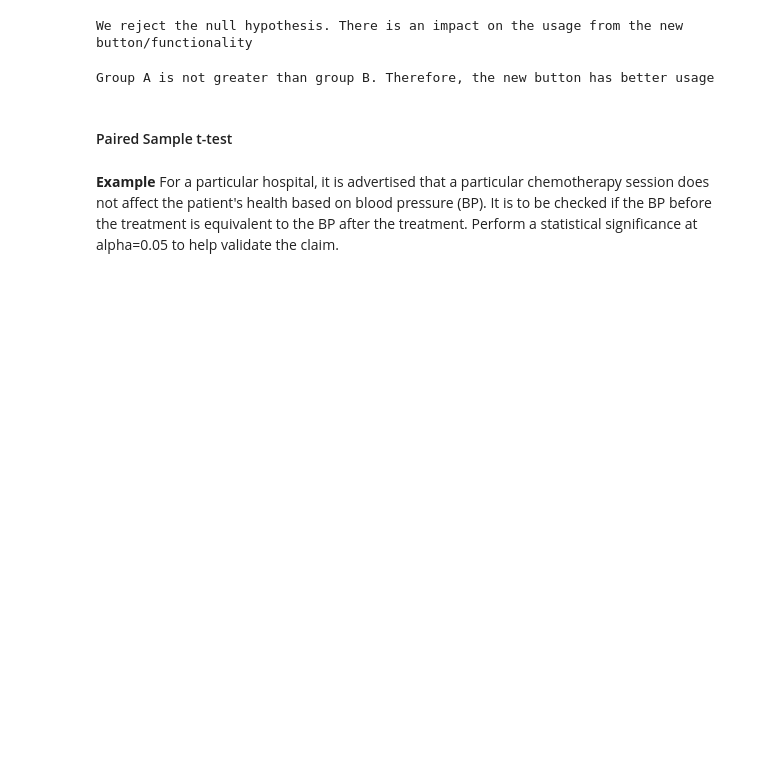
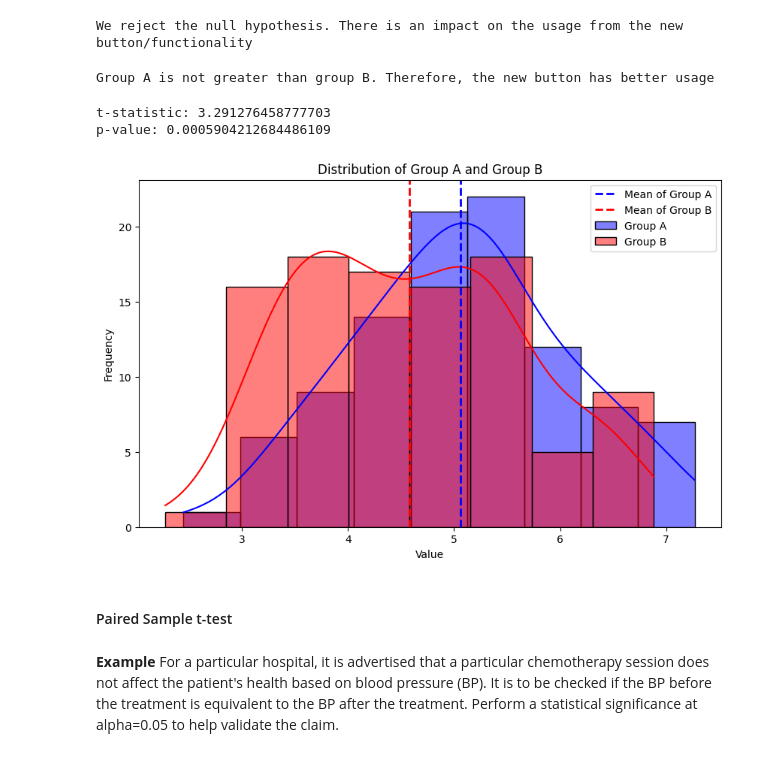
Before and after one commit to BasselD/ai-ml-training, a Jupyter notebook: 01_foundation/statistics/advanced_statistics_hypothesis_testing.ipynb, the cells around one changed output. Drawn from its saved outputs; the diff is of its cells as text; code cells hidden in the pictures; blank space fills up the shorter version.

```diff
--- a/01_foundation/statistics/advanced_statistics_hypothesis_testing.ipynb
+++ b/01_foundation/statistics/advanced_statistics_hypothesis_testing.ipynb
@@ -150,6 +150,44 @@ def HypoTesting(p_val, alpha):
         print('We accept (do not reject) the null hypothesis.')
     else:
         print('We reject the null hypothesis.')
+# %%
+import numpy as np
+from scipy.stats import ttest_ind
+import matplotlib.pyplot as plt
+import seaborn as sns
+
+# Generate sample data for group A and group B
+np.random.seed(0)
+group_A = np.random.normal(loc=5, scale=1, size=100)  # mean=5, std=1
+group_B = np.random.normal(loc=4.5, scale=1, size=100)  # mean=4.5, std=1
+
+# Perform the t-test with the alternative hypothesis 'greater'
+t_stat, p_value = ttest_ind(group_A, group_B, alternative='greater')
+
+print("t-statistic:", t_stat)
+print("p-value:", p_value)
+
+# Plot the data distributions
+plt.figure(figsize=(10, 6))
+sns.histplot(group_A, kde=True, color='blue', label='Group A')
+sns.histplot(group_B, kde=True, color='red', label='Group B')
+
+# Add lines for the means of group A and group B
+plt.axvline(np.mean(group_A), color='blue', linestyle='dashed', linewidth=2, label='Mean of Group A')
+plt.axvline(np.mean(group_B), color='red', linestyle='dashed', linewidth=2, label='Mean of Group B')
+
+# Add titles and labels
+plt.title('Distribution of Group A and Group B')
+plt.xlabel('Value')
+plt.ylabel('Frequency')
+plt.legend()
+
+# Show the plot
+plt.show()
+# %% [output]
+t-statistic: 3.291276458777703
+p-value: 0.0005904212684486109
+[figure, added]
 # %% [markdown]
 #### Paired Sample t-test
 # %% [markdown]
```
Also changed, not shown: 5 other files.
